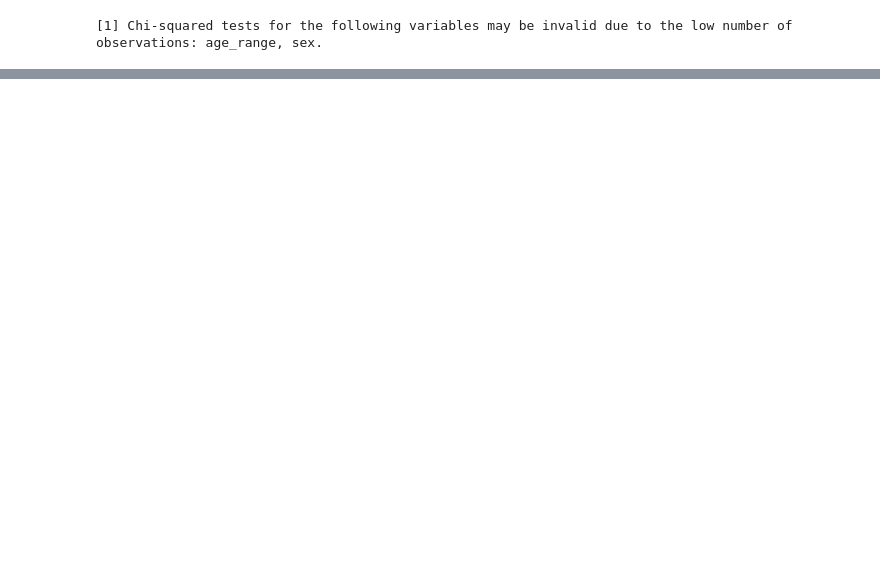
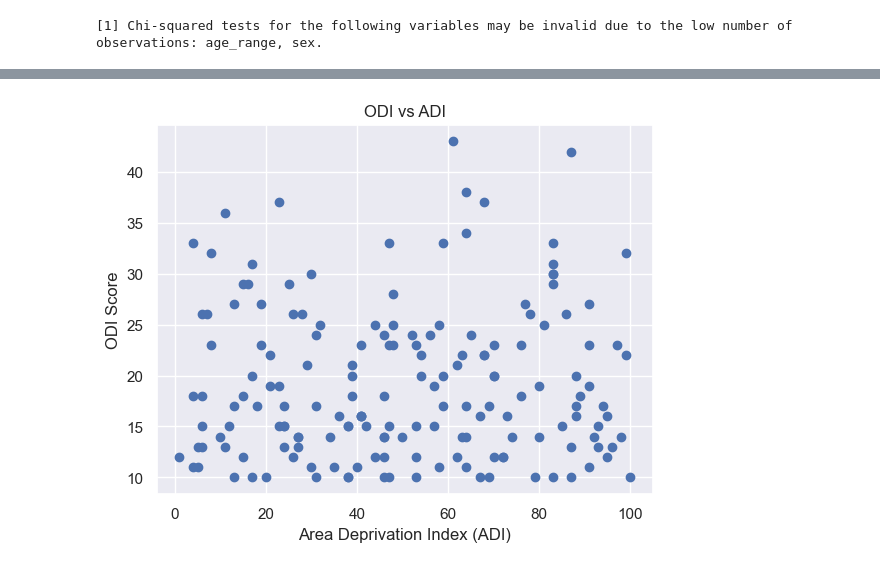
Before and after one commit to evanyfyip/vm-spinal-risk, a Jupyter notebook: vm-spinal-risk/notebooks/normative_odi_eda.ipynb, the cells around one changed output, grey strips where cells are left out. Drawn from its saved outputs; the diff is of its cells as text; code cells hidden in the pictures; blank space fills up the shorter version.

```diff
--- a/vm-spinal-risk/notebooks/normative_odi_eda.ipynb
+++ b/vm-spinal-risk/notebooks/normative_odi_eda.ipynb
@@ -179,0 +200,9 @@ mytable
+# %%
+fig, ax = plt.subplots()
+ax.plot(odi_quality_df['adi_score'], odi_quality_df['odi_score'], 'o')
+ax.set_ylabel('ODI Score')
+ax.set_xlabel('Area Deprivation Index (ADI)')
+ax.set_title("ODI vs ADI")
+plt.show()
+# %% [output]
+[figure, added]
```
Also changed, not shown: parts of 11 cells of this notebook, 4 other files.
